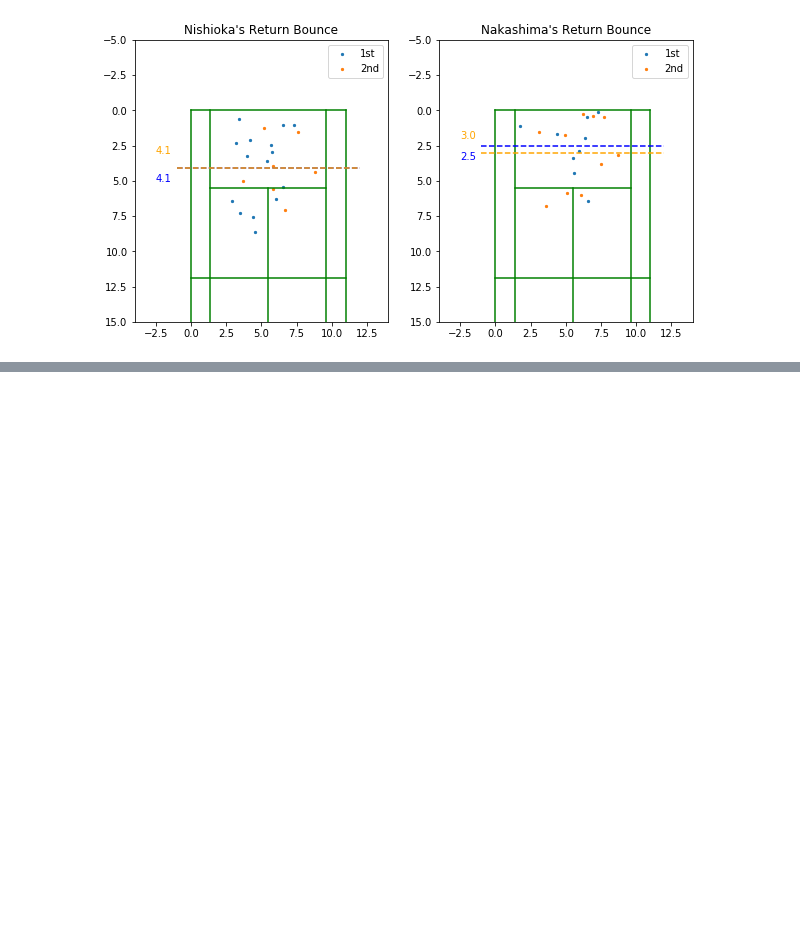
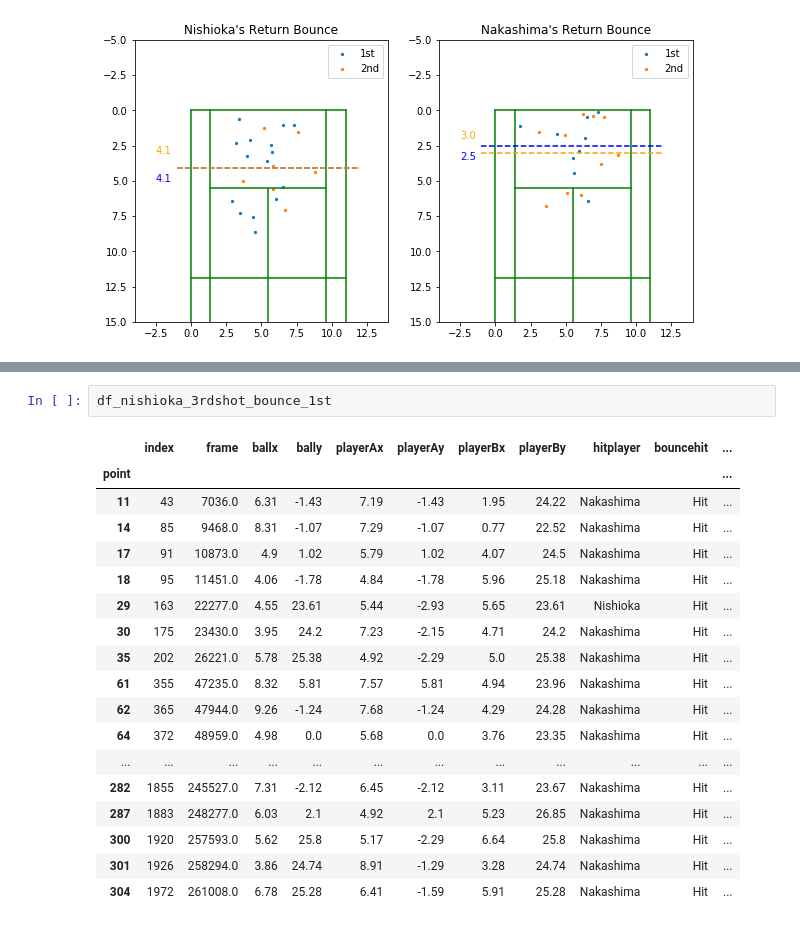
Before and after one commit to taikoma/TennisVideoAnalysis, a Jupyter notebook: ScoreAnalysys.ipynb, the cells around one changed output, grey strips where cells are left out. Drawn from its saved outputs; the diff is of its cells as text; blank space fills up the shorter version.

```diff
--- a/ScoreAnalysys.ipynb
+++ b/ScoreAnalysys.ipynb
@@ -955,0 +1141,21 @@ plotImpact_return(bounce_return_bounce_3set)
+# %%
+df_nishioka_3rdshot_bounce_1st
+# %% [output]
+|  | index | frame | ballx | bally | playerAx | playerAy | playerBx | playerBy | hitplayer | bouncehit | ... |
+| point |  |  |  |  |  |  |  |  |  |  | ... |
+| 11 | 43 | 7036.0 | 6.31 | -1.43 | 7.19 | -1.43 | 1.95 | 24.22 | Nakashima | Hit | ... |
+| 14 | 85 | 9468.0 | 8.31 | -1.07 | 7.29 | -1.07 | 0.77 | 22.52 | Nakashima | Hit | ... |
+| 17 | 91 | 10873.0 | 4.9 | 1.02 | 5.79 | 1.02 | 4.07 | 24.5 | Nakashima | Hit | ... |
+| 18 | 95 | 11451.0 | 4.06 | -1.78 | 4.84 | -1.78 | 5.96 | 25.18 | Nakashima | Hit | ... |
+| 29 | 163 | 22277.0 | 4.55 | 23.61 | 5.44 | -2.93 | 5.65 | 23.61 | Nishioka | Hit | ... |
+| 30 | 175 | 23430.0 | 3.95 | 24.2 | 7.23 | -2.15 | 4.71 | 24.2 | Nakashima | Hit | ... |
+| 35 | 202 | 26221.0 | 5.78 | 25.38 | 4.92 | -2.29 | 5.0 | 25.38 | Nakashima | Hit | ... |
+| 61 | 355 | 47235.0 | 8.32 | 5.81 | 7.57 | 5.81 | 4.94 | 23.96 | Nakashima | Hit | ... |
+| 62 | 365 | 47944.0 | 9.26 | -1.24 | 7.68 | -1.24 | 4.29 | 24.28 | Nakashima | Hit | ... |
+| 64 | 372 | 48959.0 | 4.98 | 0.0 | 5.68 | 0.0 | 3.76 | 23.35 | Nakashima | Hit | ... |
+| ... | ... | ... | ... | ... | ... | ... | ... | ... | ... | ... | ... |
+| 282 | 1855 | 245527.0 | 7.31 | -2.12 | 6.45 | -2.12 | 3.11 | 23.67 | Nakashima | Hit | ... |
+| 287 | 1883 | 248277.0 | 6.03 | 2.1 | 4.92 | 2.1 | 5.23 | 26.85 | Nakashima | Hit | ... |
+| 300 | 1920 | 257593.0 | 5.62 | 25.8 | 5.17 | -2.29 | 6.64 | 25.8 | Nakashima | Hit | ... |
+| 301 | 1926 | 258294.0 | 3.86 | 24.74 | 8.91 | -1.29 | 3.28 | 24.74 | Nakashima | Hit | ... |
+| 304 | 1972 | 261008.0 | 6.78 | 25.28 | 6.41 | -1.59 | 5.91 | 25.28 | Nakashima | Hit | ... |
```
Also changed, not shown: parts of 12 cells of this notebook.
